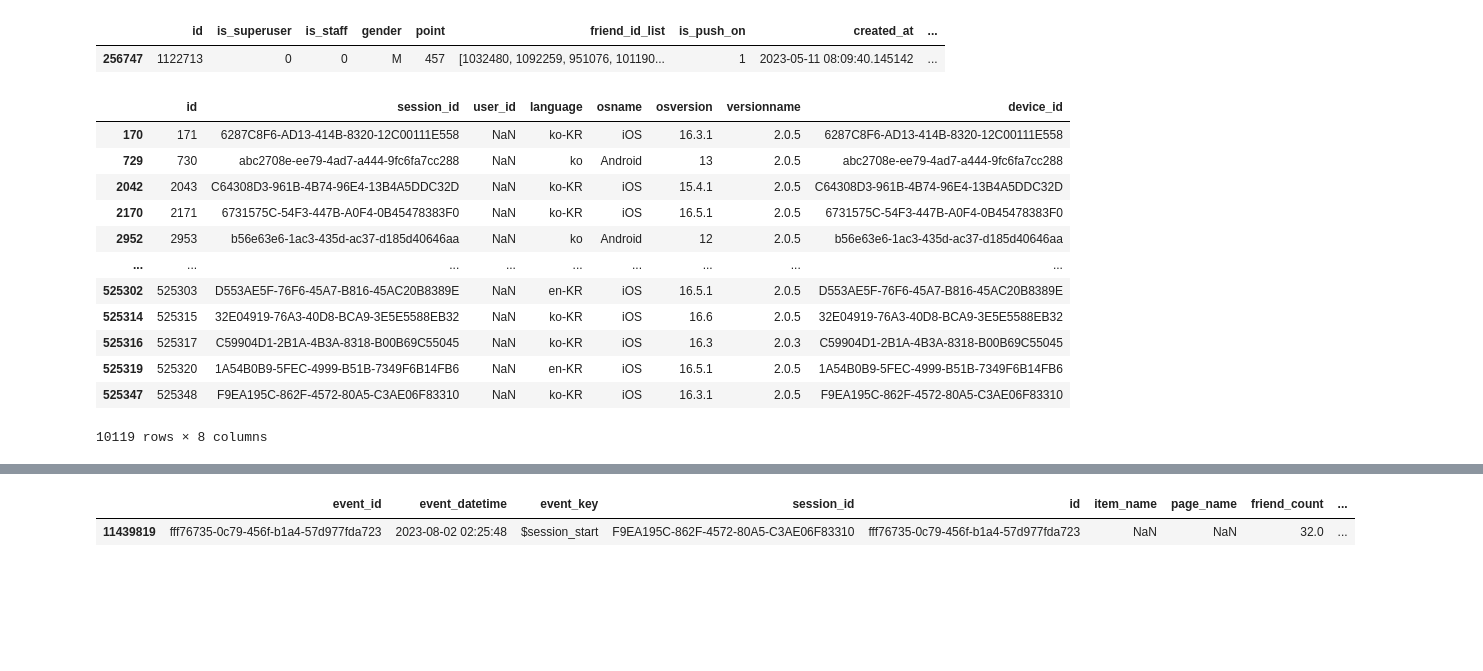
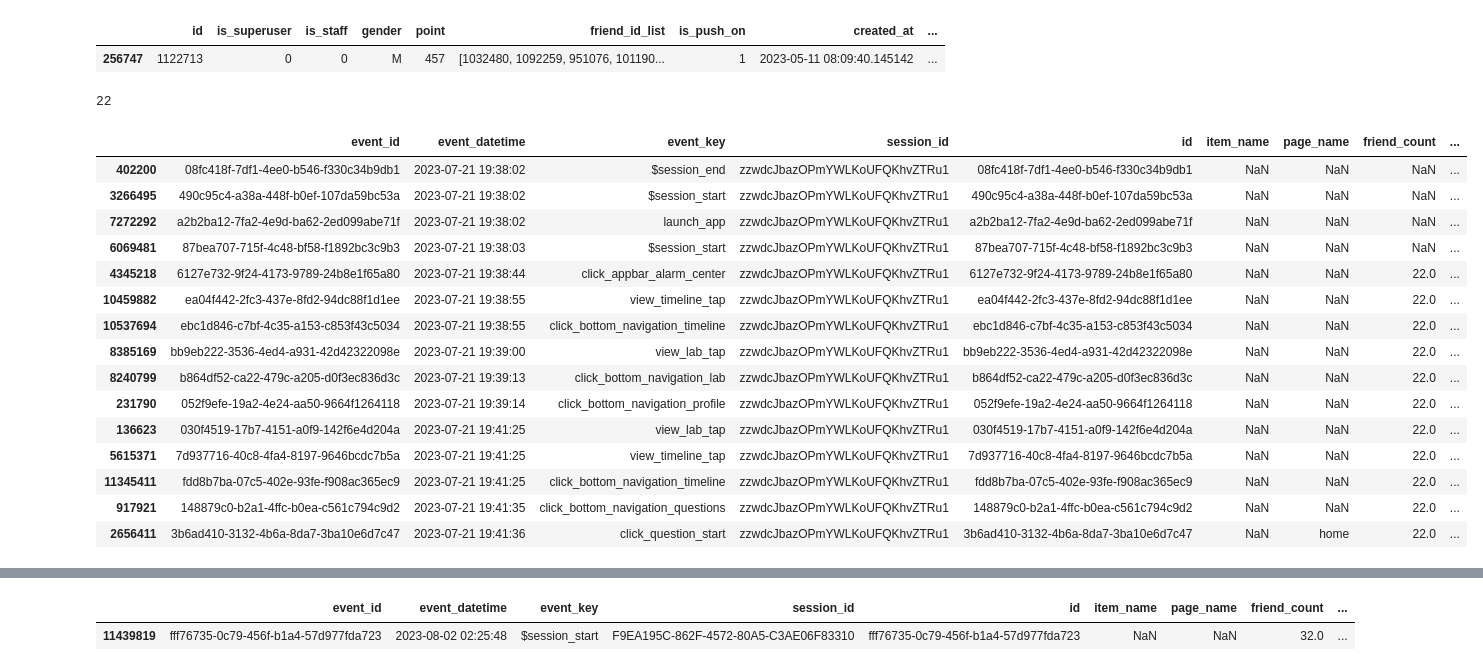
Before and after one commit to EtheriumArchive/Codeit_project, a Jupyter notebook: eda_eunsu_v3.ipynb, the cells around one changed output, grey strips where cells are left out. Drawn from its saved outputs; the diff is of its cells as text; code cells hidden in the pictures; blank space fills up the shorter version.

```diff
--- a/eda_eunsu_v3.ipynb
+++ b/eda_eunsu_v3.ipynb
@@ -412,20 +432,34 @@ accounts_user[accounts_user['id'] == 1409071]
 # %% [output]
 |  | id | is_superuser | is_staff | gender | point | friend_id_list | is_push_on | created_at | ... |
 | 256747 | 1122713 | 0 | 0 | M | 457 | [1032480, 1092259, 951076, 101190... | 1 | 2023-05-11 08:09:40.145142 | ... |
-# %%
-no_dup_hp = hackle_properties[~hackle_properties['id'].isin(dup_hackle_properties['id'].unique())]
-no_dup_hp[no_dup_hp['user_id'].isnull()]['session_id']
-# %% [output]
-|  | id | session_id | user_id | language | osname | osversion | versionname | device_id |
-| 170 | 171 | 6287C8F6-AD13-414B-8320-12C00111E558 | NaN | ko-KR | iOS | 16.3.1 | 2.0.5 | 6287C8F6-AD13-414B-8320-12C00111E558 |
-| 729 | 730 | abc2708e-ee79-4ad7-a444-9fc6fa7cc288 | NaN | ko | Android | 13 | 2.0.5 | abc2708e-ee79-4ad7-a444-9fc6fa7cc288 |
-| 2042 | 2043 | C64308D3-961B-4B74-96E4-13B4A5DDC32D | NaN | ko-KR | iOS | 15.4.1 | 2.0.5 | C64308D3-961B-4B74-96E4-13B4A5DDC32D |
-| 2170 | 2171 | 6731575C-54F3-447B-A0F4-0B45478383F0 | NaN | ko-KR | iOS | 16.5.1 | 2.0.5 | 6731575C-54F3-447B-A0F4-0B45478383F0 |
-| 2952 | 2953 | b56e63e6-1ac3-435d-ac37-d185d40646aa | NaN | ko | Android | 12 | 2.0.5 | b56e63e6-1ac3-435d-ac37-d185d40646aa |
-| ... | ... | ... | ... | ... | ... | ... | ... | ... |
-| 525302 | 525303 | D553AE5F-76F6-45A7-B816-45AC20B8389E | NaN | en-KR | iOS | 16.5.1 | 2.0.5 | D553AE5F-76F6-45A7-B816-45AC20B8389E |
-| 525314 | 525315 | 32E04919-76A3-40D8-BCA9-3E5E5588EB32 | NaN | ko-KR | iOS | 16.6 | 2.0.5 | 32E04919-76A3-40D8-BCA9-3E5E5588EB32 |
-| 525316 | 525317 | C59904D1-2B1A-4B3A-8318-B00B69C55045 | NaN | ko-KR | iOS | 16.3 | 2.0.3 | C59904D1-2B1A-4B3A-8318-B00B69C55045 |
-| 525319 | 525320 | 1A54B0B9-5FEC-4999-B51B-7349F6B14FB6 | NaN | en-KR | iOS | 16.5.1 | 2.0.5 | 1A54B0B9-5FEC-4999-B51B-7349F6B14FB6 |
-| 525347 | 525348 | F9EA195C-862F-4572-80A5-C3AE06F83310 | NaN | ko-KR | iOS | 16.3.1 | 2.0.5 | F9EA195C-862F-4572-80A5-C3AE06F83310 |
-10119 rows × 8 columns
+# %%
+# 유저 테이블도 이벤트 테이블과 마찬가지로
+# 친구 22명 똑같이 나옴
+a = accounts_user.iloc[256747]['friend_id_list'].replace('[', '')
+a = a.replace(']', '')
+a = a.split(',')
+len(a)
+# %% [output]
+22
+# %%
+# 이벤트 찍힌 걸 살펴봄
+# 5월 또는 그 이전에 가입을 한거로 나오는데
+# 이벤트에서는 신규회원처럼 처음에 친구 수, 하트 수, 질문 수가 안보임
+hackle_events[hackle_events['session_id'] == 'zzwdcJbazOPmYWLKoUFQKhvZTRu1'].sort_values(by='event_datetime')
+# %% [output]
+|  | event_id | event_datetime | event_key | session_id | id | item_name | page_name | friend_count | ... |
+| 402200 | 08fc418f-7df1-4ee0-b546-f330c34b9db1 | 2023-07-21 19:38:02 | $session_end | zzwdcJbazOPmYWLKoUFQKhvZTRu1 | 08fc418f-7df1-4ee0-b546-f330c34b9db1 | NaN | NaN | NaN | ... |
+| 3266495 | 490c95c4-a38a-448f-b0ef-107da59bc53a | 2023-07-21 19:38:02 | $session_start | zzwdcJbazOPmYWLKoUFQKhvZTRu1 | 490c95c4-a38a-448f-b0ef-107da59bc53a | NaN | NaN | NaN | ... |
+| 7272292 | a2b2ba12-7fa2-4e9d-ba62-2ed099abe71f | 2023-07-21 19:38:02 | launch_app | zzwdcJbazOPmYWLKoUFQKhvZTRu1 | a2b2ba12-7fa2-4e9d-ba62-2ed099abe71f | NaN | NaN | NaN | ... |
+| 6069481 | 87bea707-715f-4c48-bf58-f1892bc3c9b3 | 2023-07-21 19:38:03 | $session_start | zzwdcJbazOPmYWLKoUFQKhvZTRu1 | 87bea707-715f-4c48-bf58-f1892bc3c9b3 | NaN | NaN | NaN | ... |
+| 4345218 | 6127e732-9f24-4173-9789-24b8e1f65a80 | 2023-07-21 19:38:44 | click_appbar_alarm_center | zzwdcJbazOPmYWLKoUFQKhvZTRu1 | 6127e732-9f24-4173-9789-24b8e1f65a80 | NaN | NaN | 22.0 | ... |
+| 10459882 | ea04f442-2fc3-437e-8fd2-94dc88f1d1ee | 2023-07-21 19:38:55 | view_timeline_tap | zzwdcJbazOPmYWLKoUFQKhvZTRu1 | ea04f442-2fc3-437e-8fd2-94dc88f1d1ee | NaN | NaN | 22.0 | ... |
+| 10537694 | ebc1d846-c7bf-4c35-a153-c853f43c5034 | 2023-07-21 19:38:55 | click_bottom_navigation_timeline | zzwdcJbazOPmYWLKoUFQKhvZTRu1 | ebc1d846-c7bf-4c35-a153-c853f43c5034 | NaN | NaN | 22.0 | ... |
+| 8385169 | bb9eb222-3536-4ed4-a931-42d42322098e | 2023-07-21 19:39:00 | view_lab_tap | zzwdcJbazOPmYWLKoUFQKhvZTRu1 | bb9eb222-3536-4ed4-a931-42d42322098e | NaN | NaN | 22.0 | ... |
+| 8240799 | b864df52-ca22-479c-a205-d0f3ec836d3c | 2023-07-21 19:39:13 | click_bottom_navigation_lab | zzwdcJbazOPmYWLKoUFQKhvZTRu1 | b864df52-ca22-479c-a205-d0f3ec836d3c | NaN | NaN | 22.0 | ... |
+| 231790 | 052f9efe-19a2-4e24-aa50-9664f1264118 | 2023-07-21 19:39:14 | click_bottom_navigation_profile | zzwdcJbazOPmYWLKoUFQKhvZTRu1 | 052f9efe-19a2-4e24-aa50-9664f1264118 | NaN | NaN | 22.0 | ... |
+| 136623 | 030f4519-17b7-4151-a0f9-142f6e4d204a | 2023-07-21 19:41:25 | view_lab_tap | zzwdcJbazOPmYWLKoUFQKhvZTRu1 | 030f4519-17b7-4151-a0f9-142f6e4d204a | NaN | NaN | 22.0 | ... |
+| 5615371 | 7d937716-40c8-4fa4-8197-9646bcdc7b5a | 2023-07-21 19:41:25 | view_timeline_tap | zzwdcJbazOPmYWLKoUFQKhvZTRu1 | 7d937716-40c8-4fa4-8197-9646bcdc7b5a | NaN | NaN | 22.0 | ... |
+| 11345411 | fdd8b7ba-07c5-402e-93fe-f908ac365ec9 | 2023-07-21 19:41:25 | click_bottom_navigation_timeline | zzwdcJbazOPmYWLKoUFQKhvZTRu1 | fdd8b7ba-07c5-402e-93fe-f908ac365ec9 | NaN | NaN | 22.0 | ... |
+| 917921 | 148879c0-b2a1-4ffc-b0ea-c561c794c9d2 | 2023-07-21 19:41:35 | click_bottom_navigation_questions | zzwdcJbazOPmYWLKoUFQKhvZTRu1 | 148879c0-b2a1-4ffc-b0ea-c561c794c9d2 | NaN | NaN | 22.0 | ... |
+| 2656411 | 3b6ad410-3132-4b6a-8da7-3ba10e6d7c47 | 2023-07-21 19:41:36 | click_question_start | zzwdcJbazOPmYWLKoUFQKhvZTRu1 | 3b6ad410-3132-4b6a-8da7-3ba10e6d7c47 | NaN | home | 22.0 | ... |
```
Also changed, not shown: parts of 23 cells of this notebook.
